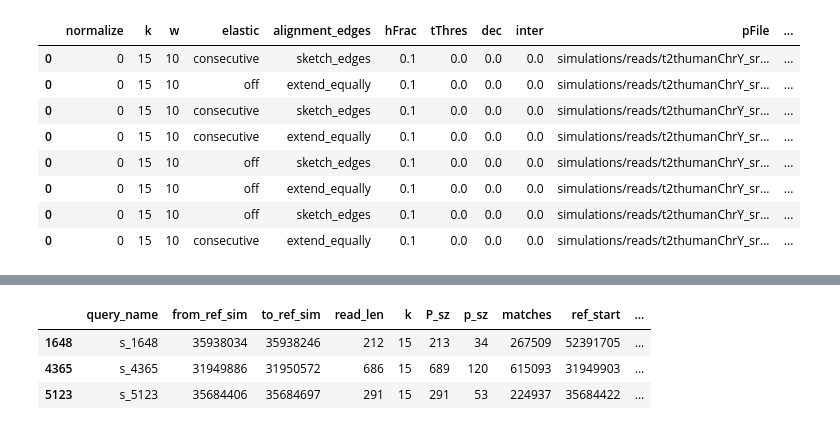
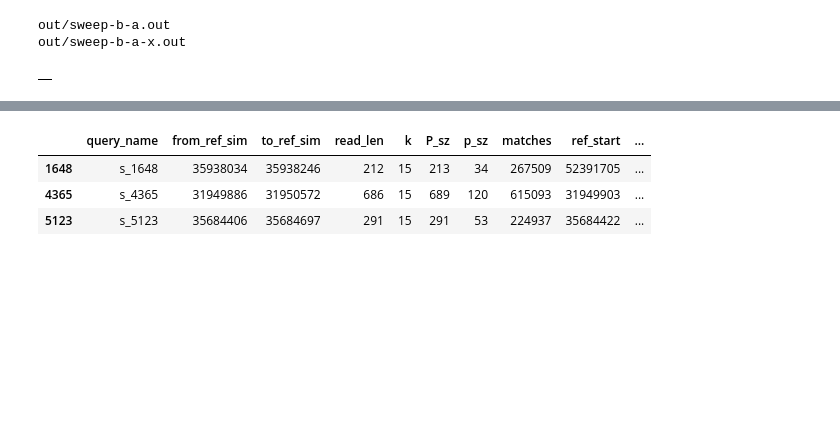
Before and after one commit to pesho-ivanov/shmap, a Jupyter notebook: Evals.ipynb, the cells around one changed output, grey strips where cells are left out. Saved outputs shown, nothing was run; the diff lists cells and outputs as text; code cells hidden in the pictures; blank space fills up the shorter version.

```diff
--- a/Evals.ipynb
+++ b/Evals.ipynb
@@ -7,50 +33,40 @@ reads_fn = 'simulations/reads/t2thumanChrY_sr0.0001090909090909091_dr0.000981818
 #eskemap_fn = 'out/eske100.out'
 minimap_fn = 'out/minimap.out'
 #sweep_fn = 'sweep-pairs-noblacklist.out'
-sweep_fn = 'sweep.out'
+sweep_fn = 'out/sweep-b-a.out'
 #sweep_fn = 'sweep-normalized-intervals.out'
 
 # Minimap
 minimap_df = pd.read_csv(minimap_fn, sep='\t', header=None)
 minimap_df.columns = ['query_name', 'query_len', 'query_start', 'query_end', 'strand', 'ref_name', 'ref_len', 'ref_start', 'ref_end', 'match_bases', 'total_bases', 'map_quality', 'cigar']
 
 # Simulated reads
 simulated_df = parse_fasta_metadata(reads_fn)
 
-def read_sweep(sweep_fn):
-    sweep_df = pd.read_csv(sweep_fn, sep='\t', header=None)
-    sweep_df.columns = ['query_name', 'k', 'P_sz','p_sz', 'matches', 'ref_start', 'ref_end', 'minx', 'J']
-    sweep_df['J'] = sweep_df['J'].round(3)
-    sweep_df['alignment_bps'] = sweep_df['ref_end'] - sweep_df['ref_start']
-    return sweep_df
-
 sweep_dfs = {}
 params_dfs = pd.DataFrame()
 # all files in which start with "sweep_"
-for sweep_fn in glob.glob('out/sweep*.out'):
+for sweep_fn in glob.glob('out/sweep-b-a*.out'):
+    print(sweep_fn)
     sweep_dfs[sweep_fn] = read_sweep(sweep_fn)
     sweep_dfs[sweep_fn] = pd.merge(simulated_df, sweep_dfs[sweep_fn], on='query_name', how='left')
     add_overlap_column(sweep_dfs[sweep_fn], minimap_df, 'overlap')
     correct, all, accuracy = get_accuracy(sweep_dfs[sweep_fn])
+    # sensitivity = get_sensitivity(sweep_dfs[sweep_fn], minimap_df)
     # change the extension to '.params'
+    continue
     params_fn = sweep_fn.replace('.out', '.params')
     params_df = pd.read_csv(params_fn, sep='\t')
     params_df['correct'], params_df['all'],params_df['accuracy'] = correct, all, accuracy
     #print('{} {:.2%} ({} / {})'.format(sweep_fn, accuracy, correct, all))
     params_dfs = pd.concat([params_dfs, params_df], axis=0)
 # Sweep algo
 display(params_dfs)
 
 # Eskemap
 #eskemap_df = pd.read_csv(eskemap_fn, sep='\t', header=None)
 #eskemap_df.columns = ['query_name', 'ref_start', 'ref_end', 'jaccard_scoreX1000']
 # %% [output]
+out/sweep-b-a.out
+out/sweep-b-a-x.out
-|  | normalize | k | w | elastic | alignment_edges | hFrac | tThres | dec | inter | pFile | ... |
-| 0 | 0 | 15 | 10 | consecutive | sketch_edges | 0.1 | 0.0 | 0.0 | 0.0 | simulations/reads/t2thumanChrY_sr... | ... |
-| 0 | 0 | 15 | 10 | off | extend_equally | 0.1 | 0.0 | 0.0 | 0.0 | simulations/reads/t2thumanChrY_sr... | ... |
-| 0 | 0 | 15 | 10 | consecutive | sketch_edges | 0.1 | 0.0 | 0.0 | 0.0 | simulations/reads/t2thumanChrY_sr... | ... |
-| 0 | 0 | 15 | 10 | consecutive | extend_equally | 0.1 | 0.0 | 0.0 | 0.0 | simulations/reads/t2thumanChrY_sr... | ... |
-| 0 | 0 | 15 | 10 | off | sketch_edges | 0.1 | 0.0 | 0.0 | 0.0 | simulations/reads/t2thumanChrY_sr... | ... |
-| 0 | 0 | 15 | 10 | off | extend_equally | 0.1 | 0.0 | 0.0 | 0.0 | simulations/reads/t2thumanChrY_sr... | ... |
-| 0 | 0 | 15 | 10 | off | sketch_edges | 0.1 | 0.0 | 0.0 | 0.0 | simulations/reads/t2thumanChrY_sr... | ... |
-| 0 | 0 | 15 | 10 | consecutive | extend_equally | 0.1 | 0.0 | 0.0 | 0.0 | simulations/reads/t2thumanChrY_sr... | ... |
+|  |
```
Also changed, not shown: parts of 4 cells of this notebook, 1 other file.
